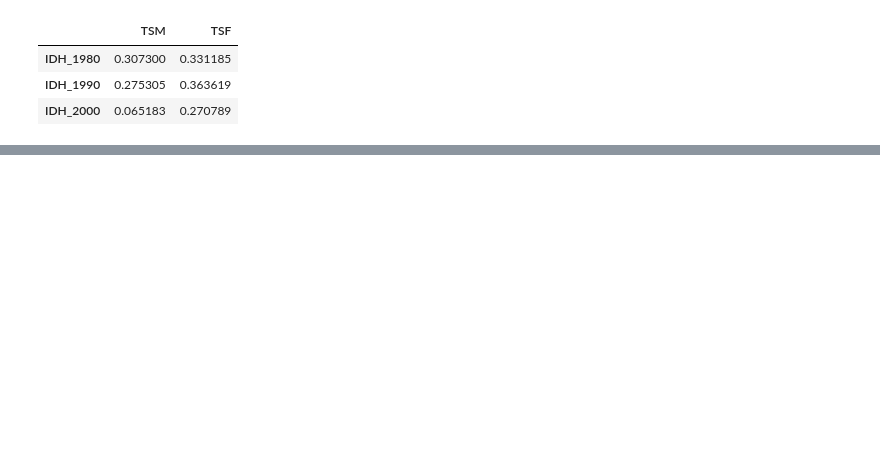
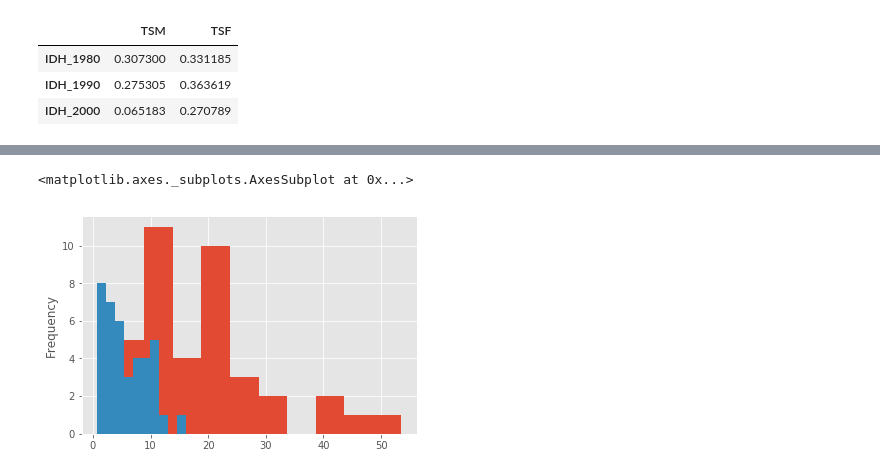
Before and after one commit to gabrielcla/CoDes-Projeto1, a Jupyter notebook: Projeto1.ipynb, the cells around one changed output, grey strips where cells are left out. Saved outputs shown, nothing was run; the diff lists cells and outputs as text; code cells hidden in the pictures; blank space fills up the shorter version.

```diff
--- a/Projeto1.ipynb
+++ b/Projeto1.ipynb
@@ -88,0 +136,6 @@ Não existe a correlação razoável entre a taxa de homícidio masculino e o ID
+# %%
+tabelaAno(1990)["TSM_1990"].plot.hist()
+tabelaAno(1990)["TSF_1990"].plot.hist()
+# %% [output]
+<matplotlib.axes._subplots.AxesSubplot at 0x...>
+[figure, added]
```
Also changed, not shown: parts of 19 cells of this notebook, 6 other files.
